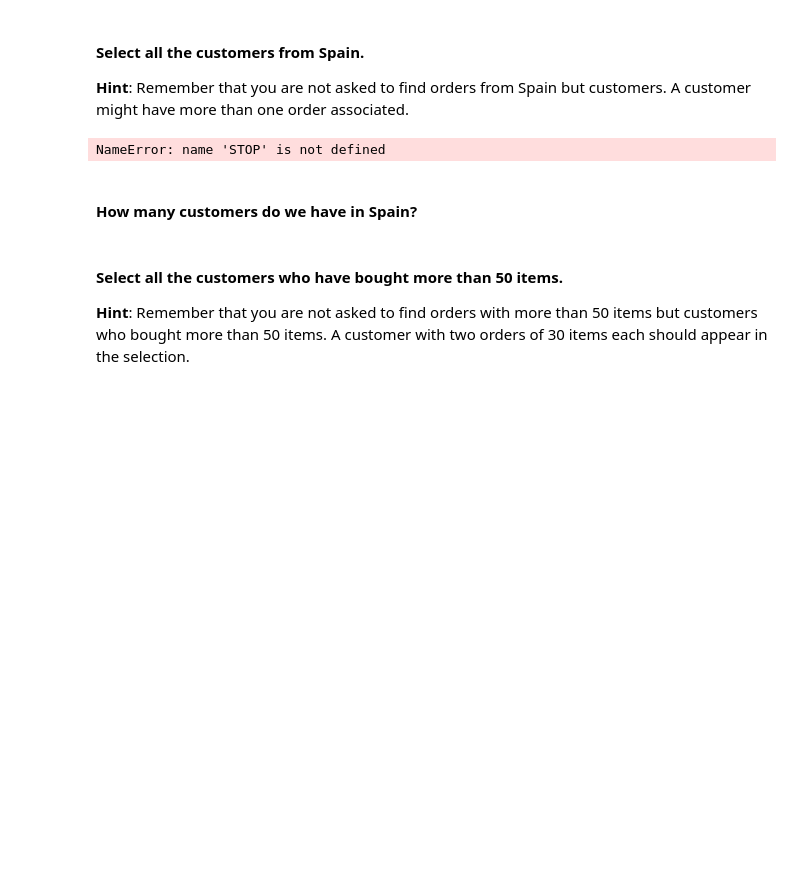
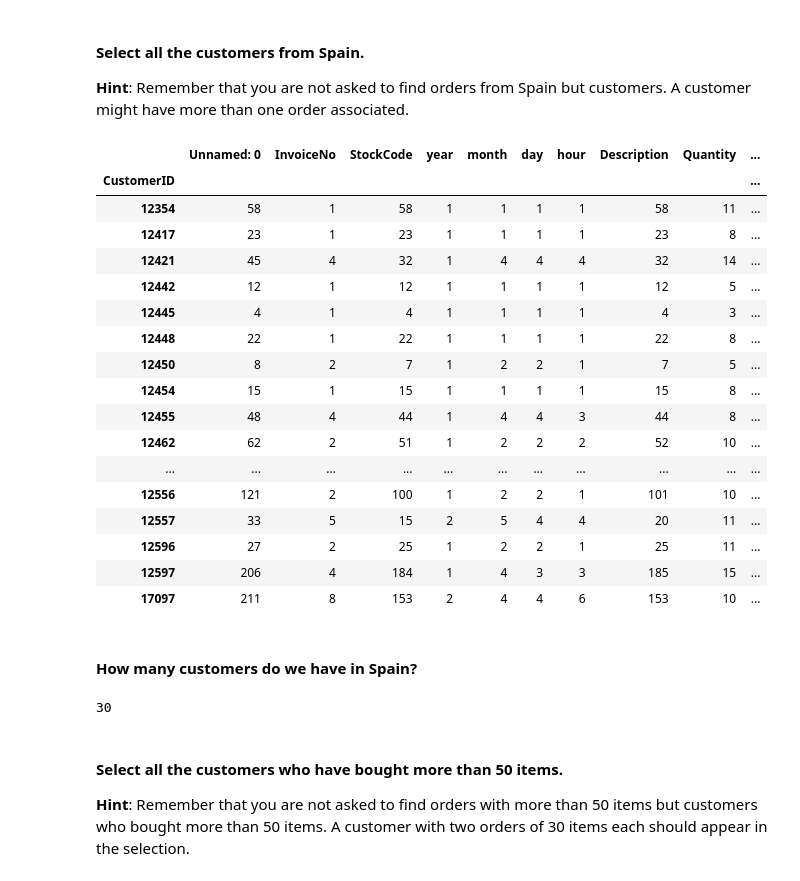
Before and after one commit to shinanna/Labs, a Jupyter notebook: Module2/Lab_10_Subsetting_and_Descriptive_Statistics/main.ipynb, the cells around one changed output. Saved outputs shown, nothing was run; the diff lists cells and outputs as text; code cells hidden in the pictures; blank space fills up the shorter version.

```diff
--- a/Module2/Lab_10_Subsetting_and_Descriptive_Statistics/main.ipynb
+++ b/Module2/Lab_10_Subsetting_and_Descriptive_Statistics/main.ipynb
@@ -451,14 +451,3 @@ orders['UnitPrice'].max()
 # %% [markdown]
 #### Select all the customers from Spain.
 **Hint**: Remember that you are not asked to find orders from Spain but customers. A customer might have more than one order associated.
-# %%
-STOP
-#m1 = (df['SibSp'] > 0) | (df['Parch'] > 0)
-#df.groupby(np.where(m1, 'Has Family', 'No Family'))['Survived'].mean()
-
-#cond = (orders['Country']=='Spain')
-#orders.query('Country==Spain').groupby('Country')['CustomerID']
-orders.np.where(orders['Country']=='Spain')['CustomerID']
-#orders[orders['Country']=='Spain'].groupby('CustomerID')
-# %% [output]
-NameError: name 'STOP' is not defined
@@ -468,7 +454,31 @@ sp_c
+# %%
+spain_cust = orders[orders['Country']=='Spain'].groupby('CustomerID').nunique()
+spain_cust
+# %% [output]
+|  | Unnamed: 0 | InvoiceNo | StockCode | year | month | day | hour | Description | Quantity | ... |
+| CustomerID |  |  |  |  |  |  |  |  |  | ... |
+| 12354 | 58 | 1 | 58 | 1 | 1 | 1 | 1 | 58 | 11 | ... |
+| 12417 | 23 | 1 | 23 | 1 | 1 | 1 | 1 | 23 | 8 | ... |
+| 12421 | 45 | 4 | 32 | 1 | 4 | 4 | 4 | 32 | 14 | ... |
+| 12442 | 12 | 1 | 12 | 1 | 1 | 1 | 1 | 12 | 5 | ... |
+| 12445 | 4 | 1 | 4 | 1 | 1 | 1 | 1 | 4 | 3 | ... |
+| 12448 | 22 | 1 | 22 | 1 | 1 | 1 | 1 | 22 | 8 | ... |
+| 12450 | 8 | 2 | 7 | 1 | 2 | 2 | 1 | 7 | 5 | ... |
+| 12454 | 15 | 1 | 15 | 1 | 1 | 1 | 1 | 15 | 8 | ... |
+| 12455 | 48 | 4 | 44 | 1 | 4 | 4 | 3 | 44 | 8 | ... |
+| 12462 | 62 | 2 | 51 | 1 | 2 | 2 | 2 | 52 | 10 | ... |
+| ... | ... | ... | ... | ... | ... | ... | ... | ... | ... | ... |
+| 12556 | 121 | 2 | 100 | 1 | 2 | 2 | 1 | 101 | 10 | ... |
+| 12557 | 33 | 5 | 15 | 2 | 5 | 4 | 4 | 20 | 11 | ... |
+| 12596 | 27 | 2 | 25 | 1 | 2 | 2 | 1 | 25 | 11 | ... |
+| 12597 | 206 | 4 | 184 | 1 | 4 | 3 | 3 | 185 | 15 | ... |
+| 17097 | 211 | 8 | 153 | 2 | 4 | 4 | 6 | 153 | 10 | ... |
 # %% [markdown]
 #### How many customers do we have in Spain?
 # %%
-len(sp_c)
+len(spain_cust)
+# %% [output]
+30
 # %% [markdown]
 #### Select all the customers who have bought more than 50 items.
 **Hint**: Remember that you are not asked to find orders with more than 50 items but customers who bought more than 50 items. A customer with two orders of 30 items each should appear in the selection.
```
Also changed, not shown: parts of 26 cells of this notebook.
